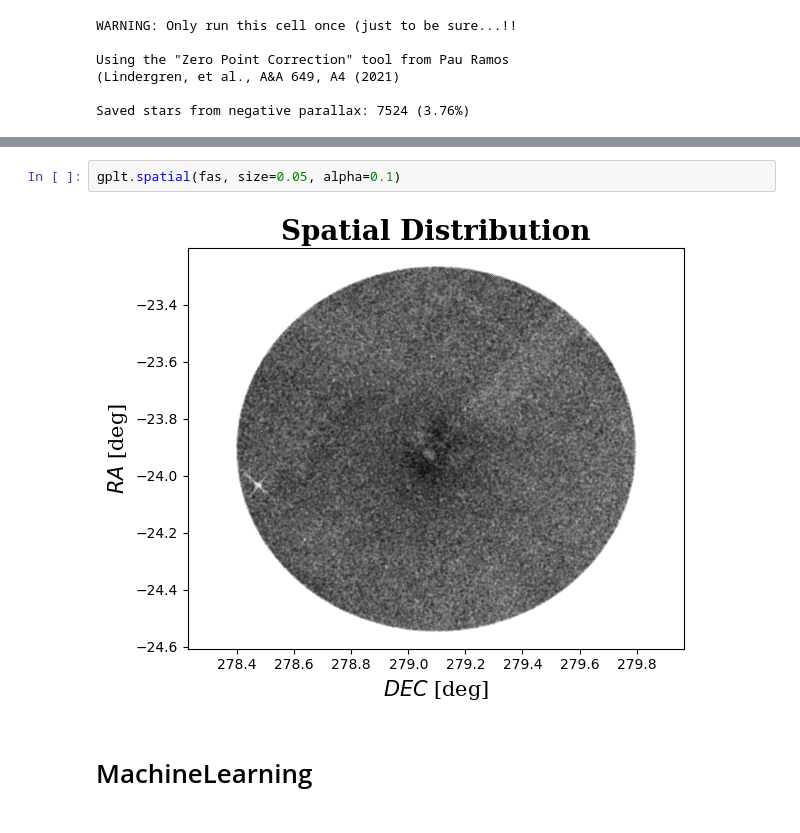
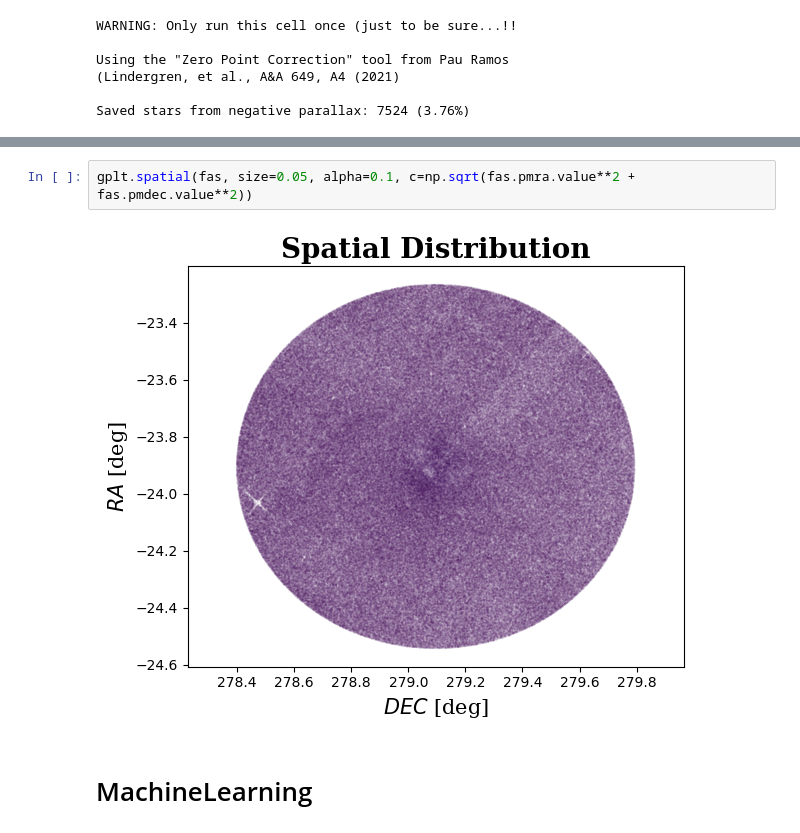
Before and after one commit to pietroferraiuolo/GRASP, a Jupyter notebook: scripts/n6656_analysis.ipynb, the cells around one changed output, grey strips where cells are left out. Cells and saved outputs as stored; diff of their text form.

```diff
--- a/scripts/n6656_analysis.ipynb
+++ b/scripts/n6656_analysis.ipynb
@@ -90,7 +102,7 @@ Saved stars from negative parallax: 7524 (3.76%)
 # %%
-gplt.spatial(fas, size=0.05, alpha=0.1)
+gplt.spatial(fas, size=0.05, alpha=0.1, c=np.sqrt(fas.pmra.value**2 + fas.pmdec.value**2))
 # %% [output]
-[figure, old version]
+[figure, new version]
 # %% [markdown]
 # MachineLearning
 # %% [markdown]
```
Also changed, not shown: parts of 1 cell of this notebook, 25 other files.
